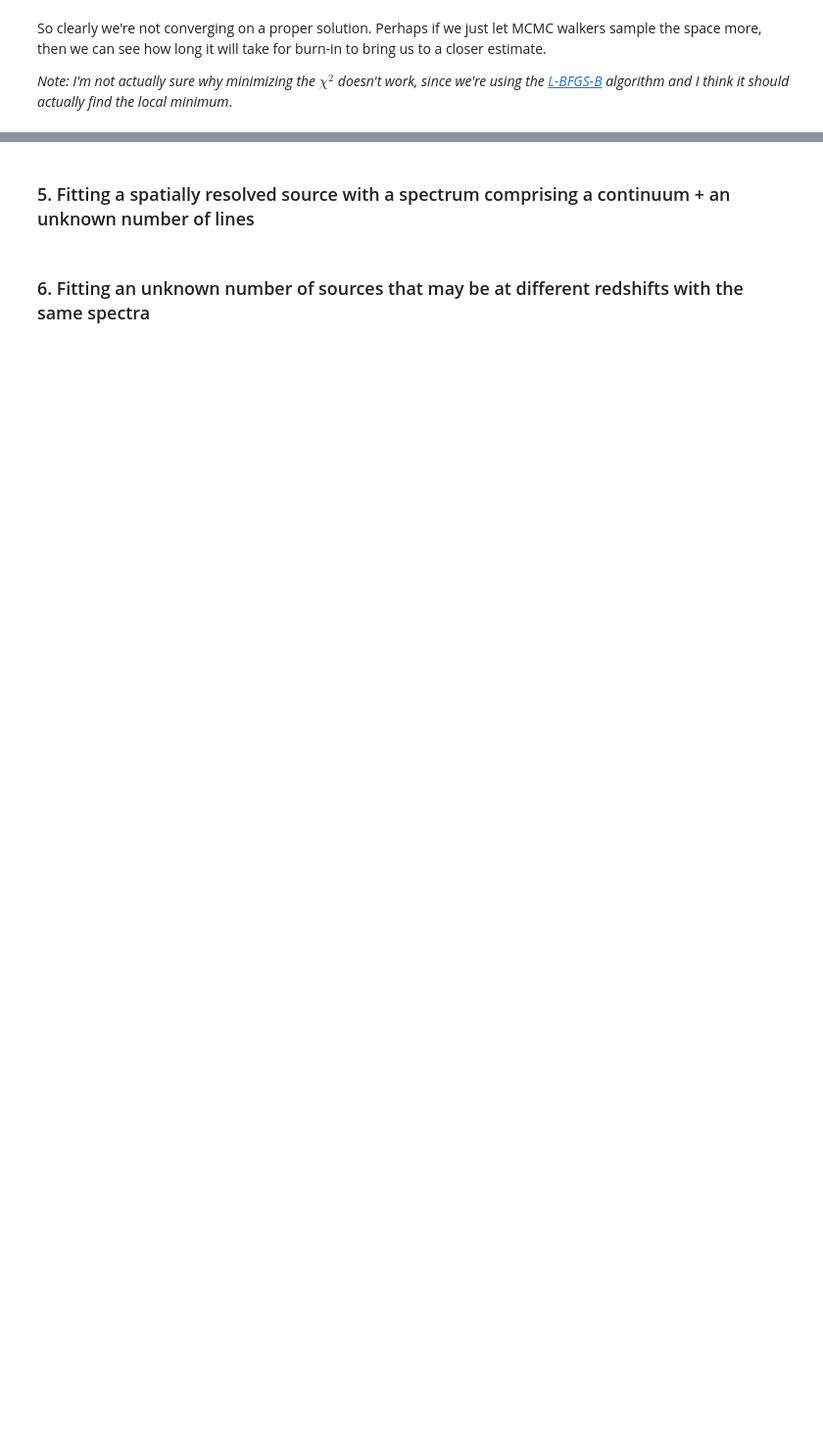
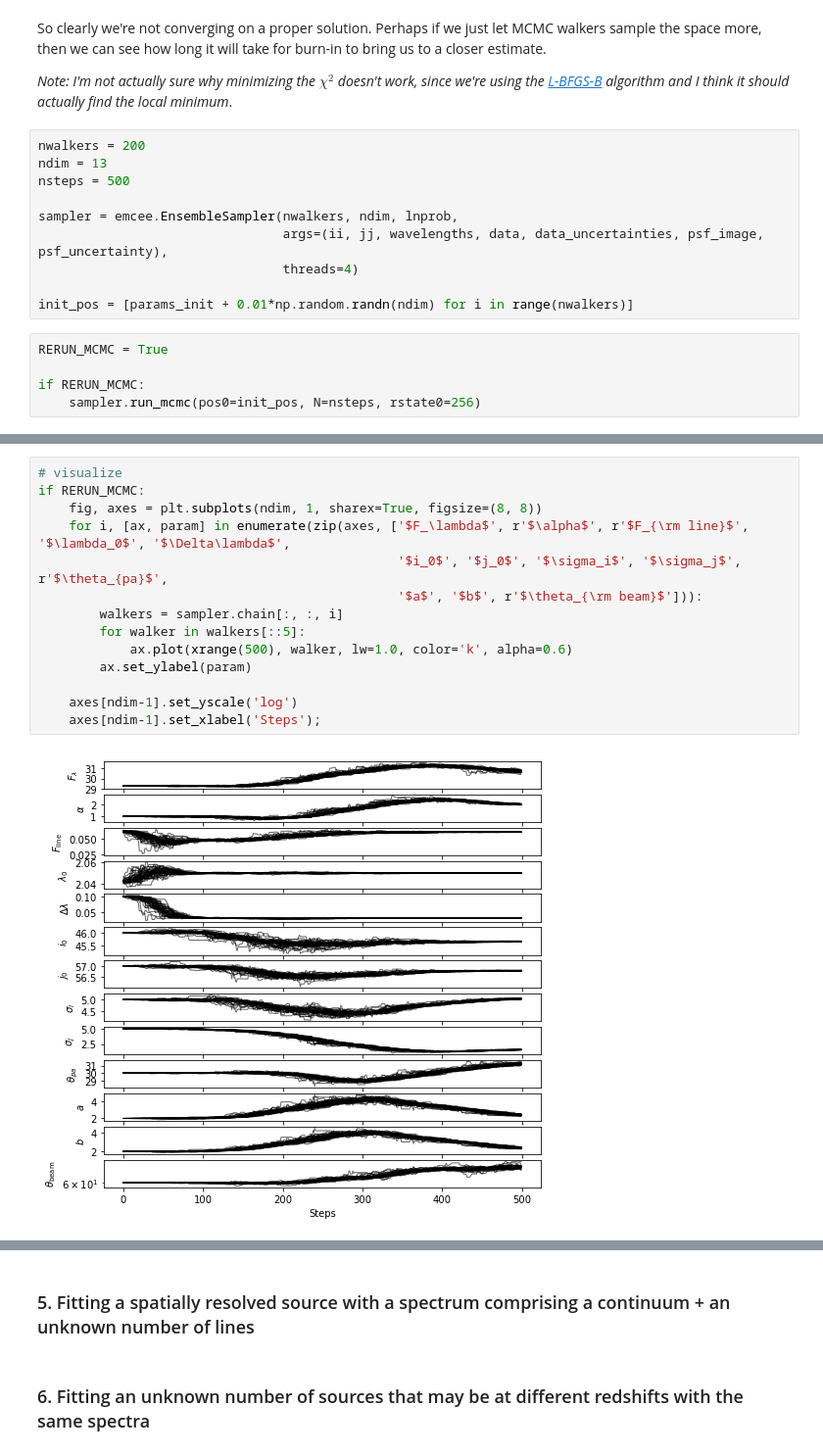
Before and after one commit to jwuphysics/fitting-a-model-to-data, a Jupyter notebook: notebook/Fitting a model to a data cube.ipynb, the cells around one changed output, grey strips where cells are left out. Shown: that part at 98% size. Saved outputs shown, nothing was run; the diff lists cells and outputs as text; blank space fills up the shorter version.

Commit message:
ran 200 walkers for 500 steps but still no convergence

```diff
--- a/notebook/Fitting a model to a data cube.ipynb
+++ b/notebook/Fitting a model to a data cube.ipynb
@@ -722,3 +696,18 @@ The optimized chi^2 is 6.78e+05 whereas the true chi^2 is 5.02e+05 (offset by so
 So clearly we're not converging on a proper solution. Perhaps if we just let MCMC walkers sample the space more, then we can see how long it will take for burn-in to bring us to a closer estimate.
 
 *Note: I'm not actually sure why minimizing the $\chi^2$ doesn't work, since we're using the [L-BFGS-B](https://en.wikipedia.org/wiki/Limited-memory_BFGS) algorithm and I think it should actually find the local minimum*.
+# %%
+nwalkers = 200
+ndim = 13
+nsteps = 500
+
+sampler = emcee.EnsembleSampler(nwalkers, ndim, lnprob,
+                                args=(ii, jj, wavelengths, data, data_uncertainties, psf_image, psf_uncertainty),
+                                threads=4)
+
+init_pos = [params_init + 0.01*np.random.randn(ndim) for i in range(nwalkers)]
+# %%
+RERUN_MCMC = True
+
+if RERUN_MCMC:
+    sampler.run_mcmc(pos0=init_pos, N=nsteps, rstate0=256)
@@ -724,0 +724,16 @@ So clearly we're not converging on a proper solution. Perhaps if we just let MCM
+# %%
+# visualize
+if RERUN_MCMC:
+    fig, axes = plt.subplots(ndim, 1, sharex=True, figsize=(8, 8))
+    for i, [ax, param] in enumerate(zip(axes, ['$F_\lambda$', r'$\alpha$', r'$F_{\rm line}$', '$\lambda_0$', '$\Delta\lambda$',
+                                               '$i_0$', '$j_0$', '$\sigma_i$', '$\sigma_j$', r'$\theta_{pa}$',
+                                               '$a$', '$b$', r'$\theta_{\rm beam}$'])):
+        walkers = sampler.chain[:, :, i]
+        for walker in walkers[::5]:
+            ax.plot(xrange(500), walker, lw=1.0, color='k', alpha=0.6)
+        ax.set_ylabel(param)
+
+    axes[ndim-1].set_yscale('log')
+    axes[ndim-1].set_xlabel('Steps');
+# %% [output]
+[figure, added]
```
Also changed, not shown: parts of 20 cells of this notebook.
